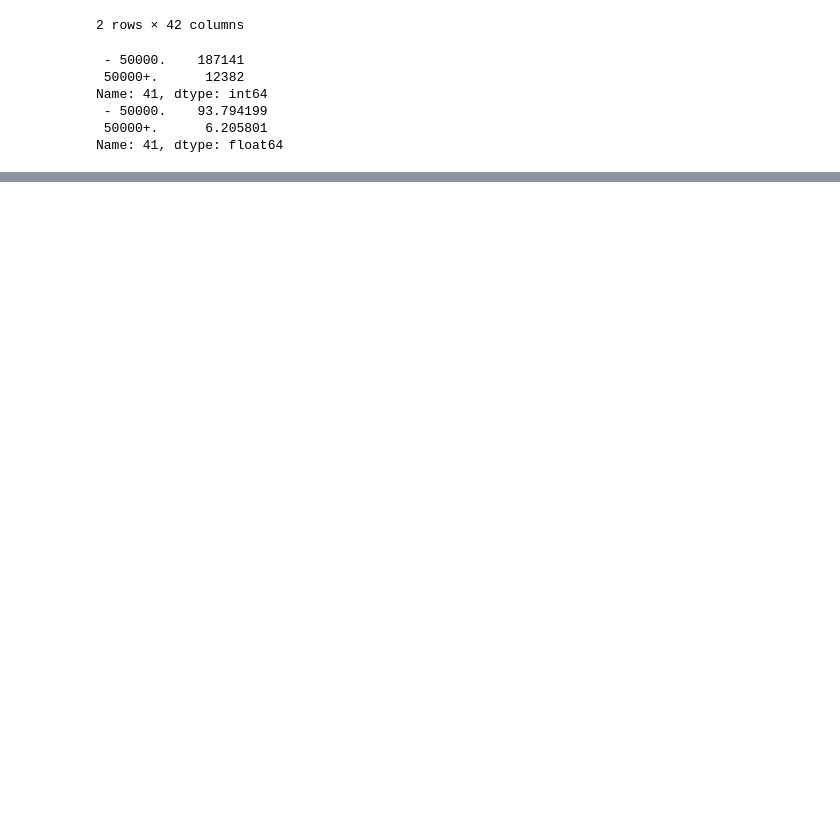
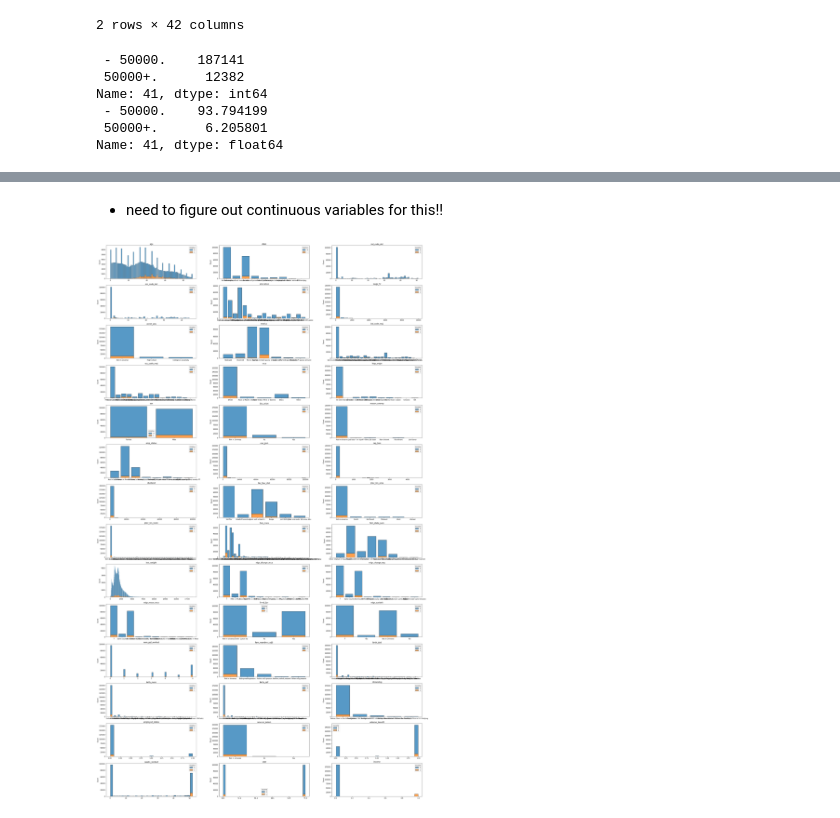
Before and after one commit to jprette/STAT-303-3, a Jupyter notebook: Code/data_visualization.ipynb, the cells around one changed output, grey strips where cells are left out. Cells and saved outputs as stored; diff of their text form; code cells hidden in the pictures; blank space fills up the shorter version.

Commit message:
data visualization
plotting (unfinished)

```diff
--- a/Code/data_visualization.ipynb
+++ b/Code/data_visualization.ipynb
@@ -21,3 +23,16 @@ Name: 41, dtype: int64
  - 50000.    93.794199
  50000+.      6.205801
 Name: 41, dtype: float64
+# %%
+column_names=[
+    'age', 'class', 'ind_code_det', 'occ_code_det', 'education', 'wage_hr', 'enroll_edu', 'marital',
+    'ind_code_maj', 'occ_code_maj', 'race', 'hisp_origin', 'sex', 'lab_union', 'reason_unemp',
+    'emp_status', 'cap_gain', 'cap_loss', 'dividend', 'tax_filer_stat', 'prev_res_area', 'prev_res_state',
+    'fam_state', 'fam_state_sum', 'inst_weight', 'migr_change_msa', 'migr_change_reg', 'migr_move_msa', 'lived_1yr',
+    'migr_sunbelt', 'num_ppl_worked', 'fam_members_u18', 'birth_dad', 'birth_mom', 'birth_self', 'citizenship',
+    'employed_status', 'veteran_admin', 'veteran_benefit', 'weeks_worked', 'year', 'income']
+
+data = pd.read_csv('../census-income.data',header=None)
+data.columns=column_names
+data['income'] = data['income'].apply(lambda x: 1 if x == ' 50000+.' else 0)
+data.head()
@@ -23,0 +47,33 @@ Name: 41, dtype: float64
+# %% [markdown]
+- need to figure out continuous variables for this!!
+# %%
+n_cols = 3  # Number of columns for subplots
+n_rows = (len(column_names) - 1) // n_cols + 1  # Number of rows for subplots based on the number of predictors
+fig, axs = plt.subplots(n_rows, n_cols, figsize=(30, 50))
+
+for i, predictor in enumerate(column_names):
+    row = i // n_cols
+    col = i % n_cols
+
+    # Plotting the distribution of the predictor with respect to 'income'
+    sns.histplot(data=data, x=predictor, hue='income', ax=axs[row, col], multiple='stack', shrink=0.8)
+
+    # Adding title and labels to the subplots
+    axs[row, col].set_title(predictor)
+    axs[row, col].set_xlabel('')
+    axs[row, col].set_ylabel('Count')
+
+# Removing any unused subplots
+for i in range(len(column_names), n_rows * n_cols):
+    if isinstance(axs, np.ndarray):
+        fig.delaxes(axs.flatten()[i])
+    else:
+        fig.delaxes(axs[i])
+
+# Adjusting the spacing between subplots
+fig.tight_layout()
+
+# Displaying the plot
+plt.show()
+# %% [output]
+[figure, added]
```
Also changed, not shown: parts of 2 cells of this notebook, 1 other file.
